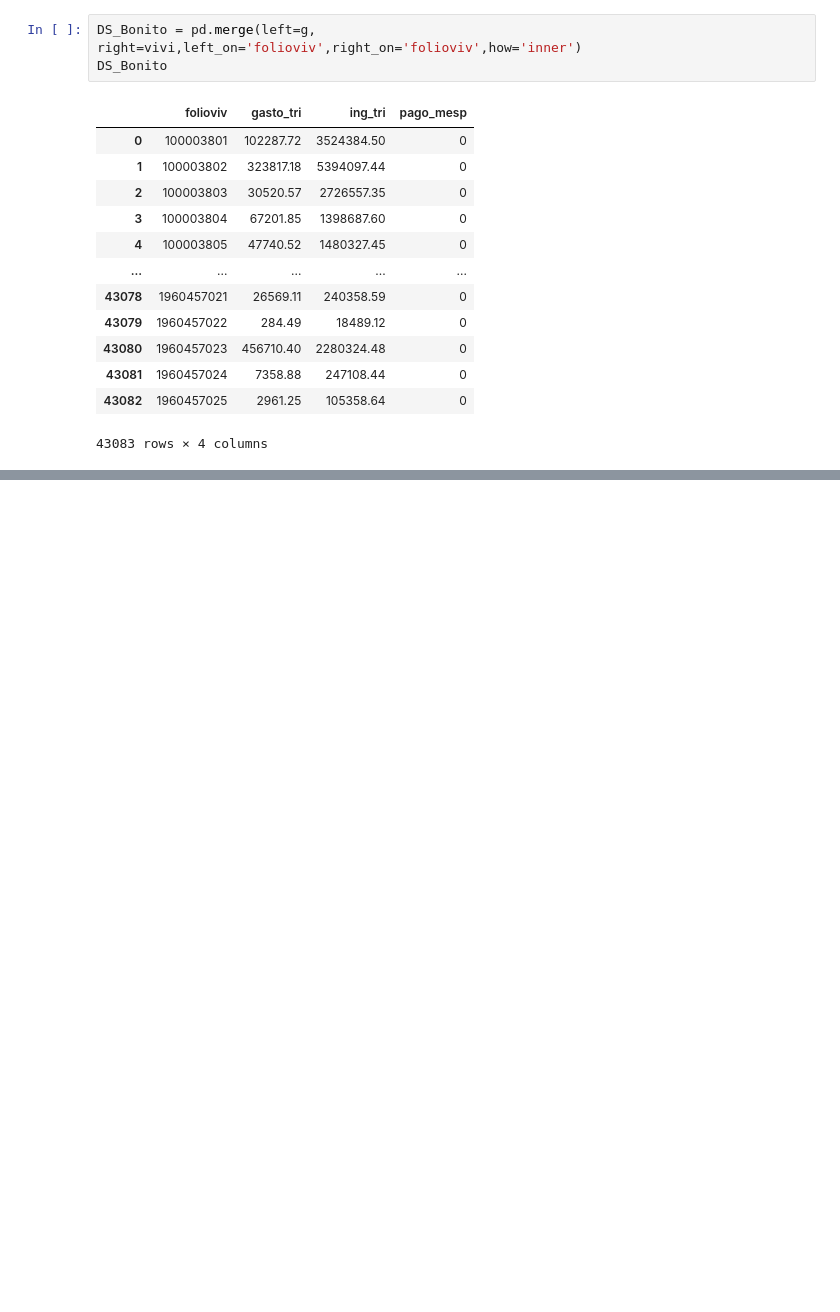
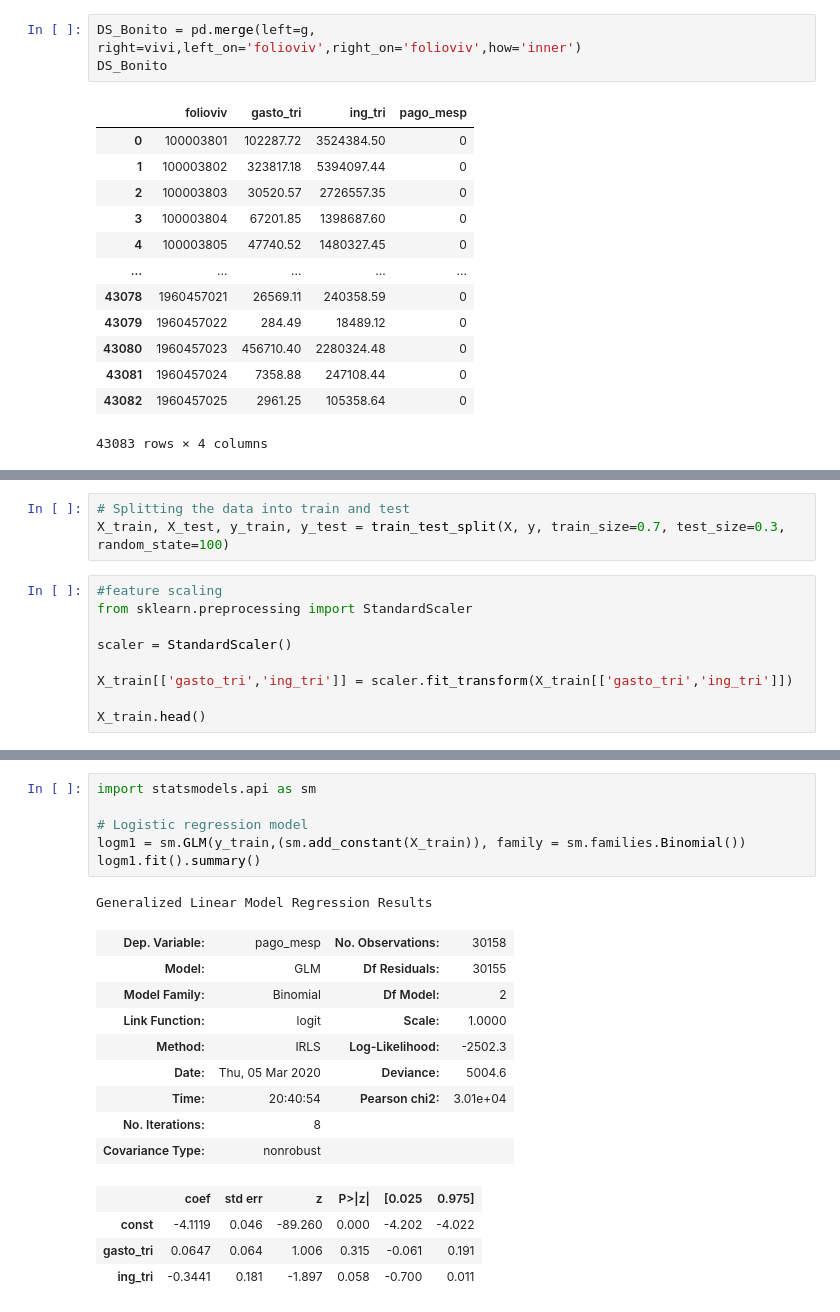
Before and after one commit to Andres707/AnalisisDatos_ENIGH, a Jupyter notebook: Logistica.ipynb, the cells around one changed output, grey strips where cells are left out. Cells and saved outputs as stored; diff of their text form; blank space fills up the shorter version.

```diff
--- a/Logistica.ipynb
+++ b/Logistica.ipynb
@@ -209,0 +266,12 @@ DS_Bonito.describe()
+# %%
+# Splitting the data into train and test
+X_train, X_test, y_train, y_test = train_test_split(X, y, train_size=0.7, test_size=0.3, random_state=100)
+# %%
+#feature scaling
+from sklearn.preprocessing import StandardScaler
+
+scaler = StandardScaler()
+
+X_train[['gasto_tri','ing_tri']] = scaler.fit_transform(X_train[['gasto_tri','ing_tri']])
+
+X_train.head()
@@ -209,0 +285,21 @@ DS_Bonito.describe()
+# %%
+import statsmodels.api as sm
+
+# Logistic regression model
+logm1 = sm.GLM(y_train,(sm.add_constant(X_train)), family = sm.families.Binomial())
+logm1.fit().summary()
+# %% [output]
+Generalized Linear Model Regression Results
+| Dep. Variable: | pago_mesp | No. Observations: | 30158 |
+| Model: | GLM | Df Residuals: | 30155 |
+| Model Family: | Binomial | Df Model: | 2 |
+| Link Function: | logit | Scale: | 1.0000 |
+| Method: | IRLS | Log-Likelihood: | -2502.3 |
+| Date: | Thu, 05 Mar 2020 | Deviance: | 5004.6 |
+| Time: | 20:40:54 | Pearson chi2: | 3.01e+04 |
+| No. Iterations: | 8 |  |  |
+| Covariance Type: | nonrobust |  |  |
+|  | coef | std err | z | P>|z| | [0.025 | 0.975] |
+| const | -4.1119 | 0.046 | -89.260 | 0.000 | -4.202 | -4.022 |
+| gasto_tri | 0.0647 | 0.064 | 1.006 | 0.315 | -0.061 | 0.191 |
+| ing_tri | -0.3441 | 0.181 | -1.897 | 0.058 | -0.700 | 0.011 |
```
Also changed, not shown: parts of 31 cells of this notebook.
